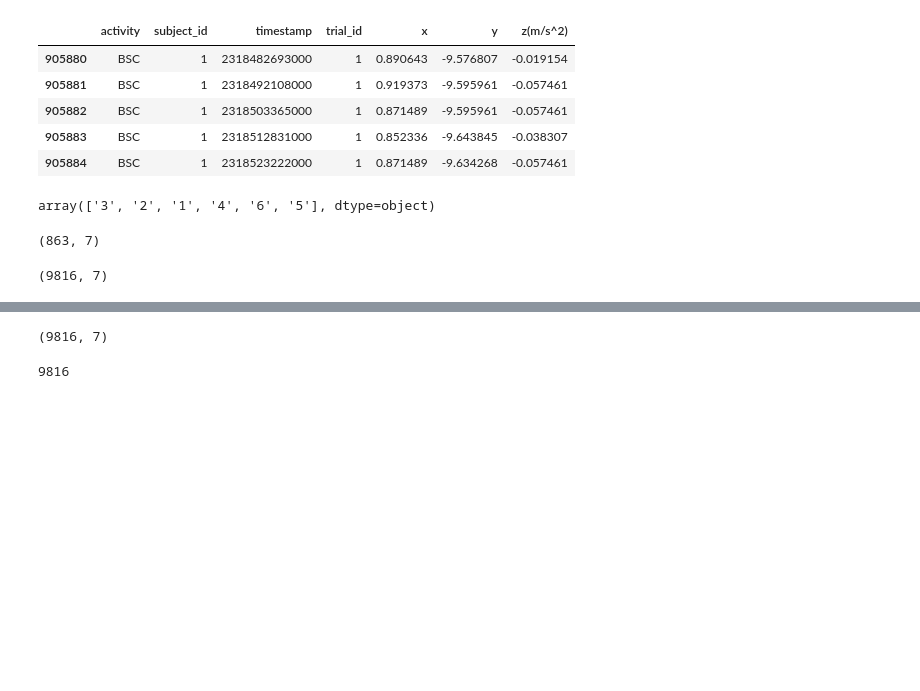
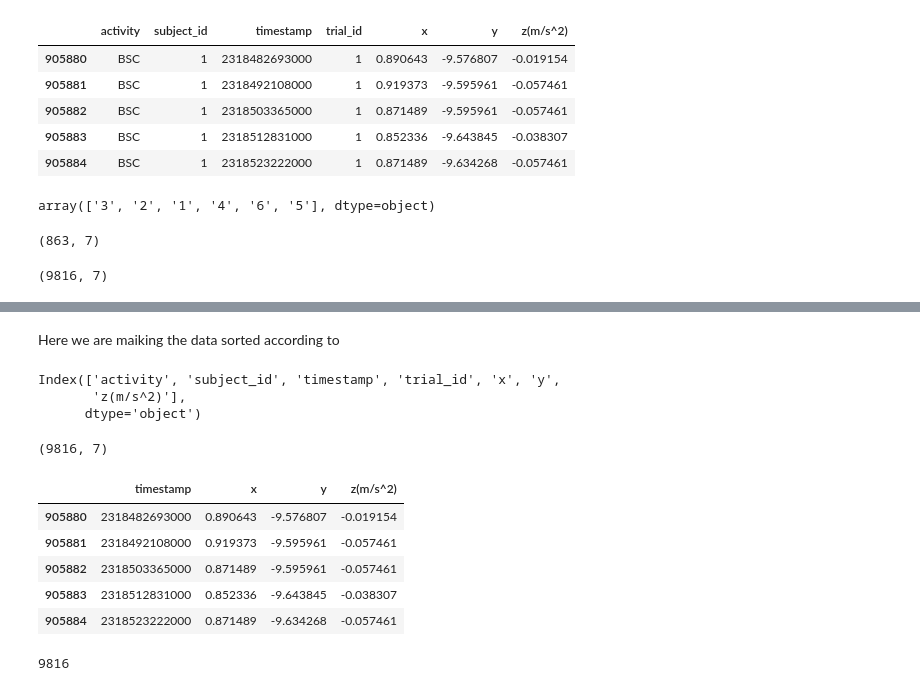
Before and after one commit to KMKnation/FallDetection-EdgeAI, a Jupyter notebook: data_load.ipynb, the cells around one changed output, grey strips where cells are left out. Saved outputs shown, nothing was run; the diff lists cells and outputs as text; code cells hidden in the pictures; blank space fills up the shorter version.

```diff
--- a/data_load.ipynb
+++ b/data_load.ipynb
@@ -403,9 +435,26 @@ Here we are maiking the data sorted according to
+# %% [markdown]
+Here we are maiking the data sorted according to
 # %%
 custDf = df[(df['subject_id'] == '1')].sort_values(by=['activity', 'subject_id', 'trial_id', 'timestamp'], ascending=[True, True, True, True])
+# %%
+custDf.columns
+# %% [output]
+Index(['activity', 'subject_id', 'timestamp', 'trial_id', 'x', 'y',
+       'z(m/s^2)'],
+      dtype='object')
 # %%
 custDf.shape
 # %% [output]
 (9816, 7)
+# %%
+custDf.iloc[0:10, [2,4, 5,6]].head()
+# %% [output]
+|  | timestamp | x | y | z(m/s^2) |
+| 905880 | 2318482693000 | 0.890643 | -9.576807 | -0.019154 |
+| 905881 | 2318492108000 | 0.919373 | -9.595961 | -0.057461 |
+| 905882 | 2318503365000 | 0.871489 | -9.595961 | -0.057461 |
+| 905883 | 2318512831000 | 0.852336 | -9.643845 | -0.038307 |
+| 905884 | 2318523222000 | 0.871489 | -9.634268 | -0.057461 |
 # %%
 custDf.shape[0]
 # %% [output]
```
Also changed, not shown: parts of 7 cells of this notebook.
